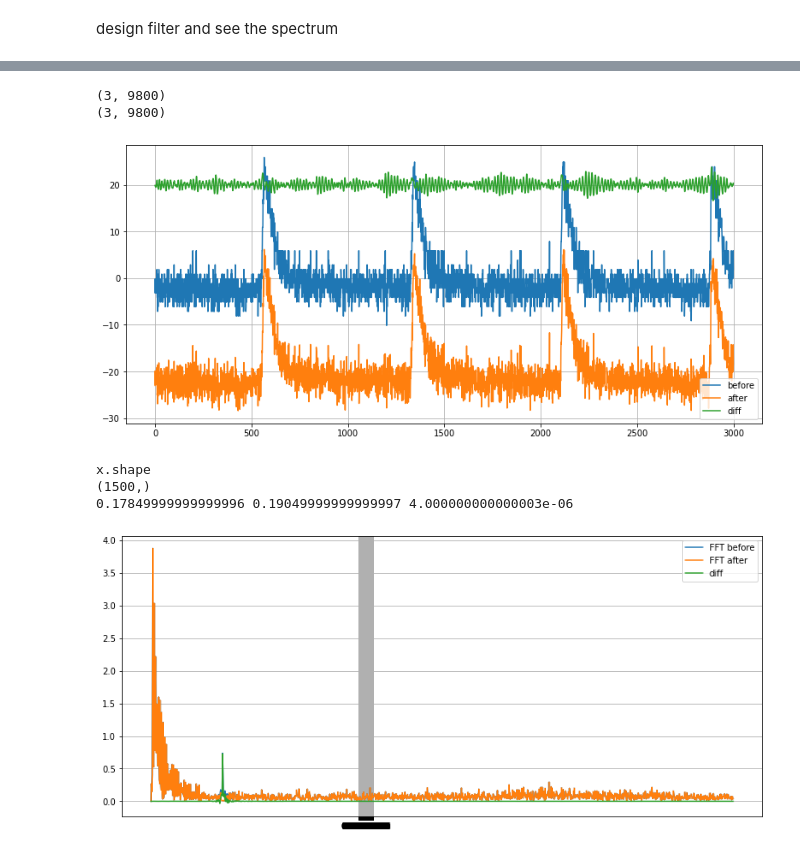
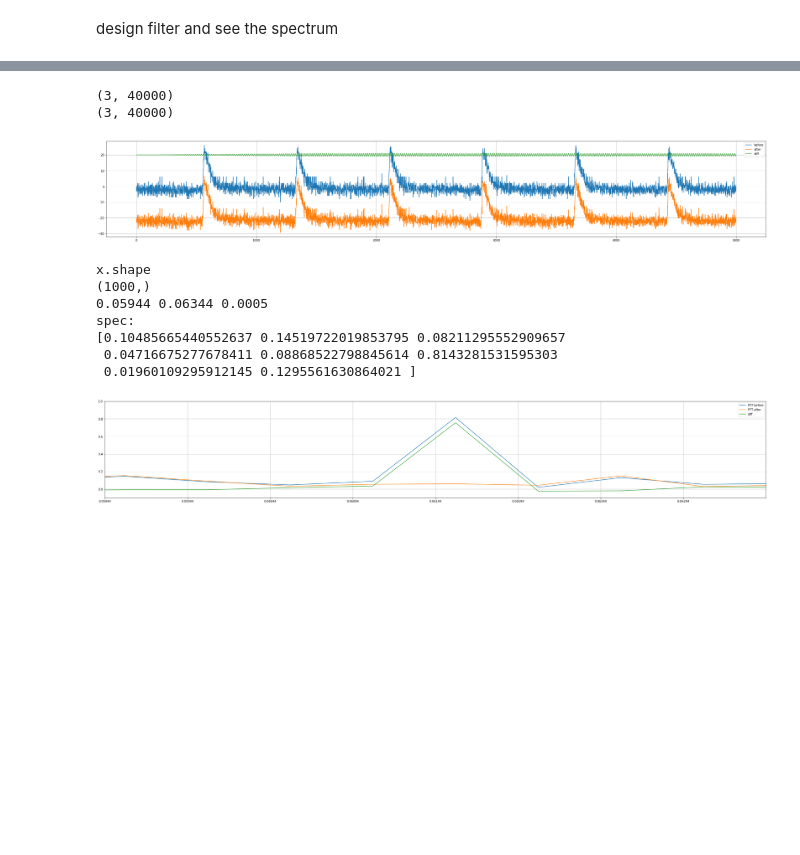
Before and after one commit to forest416/3, a Jupyter notebook: Copy_of_Copy_of_Untitled0.ipynb, the cells around one changed output, grey strips where cells are left out. Cells and saved outputs as stored; diff of their text form; code cells hidden in the pictures; blank space fills up the shorter version.

```diff
--- a/Copy_of_Copy_of_Untitled0.ipynb
+++ b/Copy_of_Copy_of_Untitled0.ipynb
@@ -249,7 +249,7 @@ import numpy as np
 import matplotlib.pyplot as plt
 
 
-clipsize=9800
+clipsize=40000
 plt.rcParams['figure.figsize'] = [clipsize/15,6]
 #fig= plt.figure()
 #ax=fig.add_subplot(1,1,1)
@@ -558,9 +605,12 @@ sos
 # %%
+plt.rcParams['figure.figsize'] = [40,6]
+
+
 # use 60 notch filter to filt signal
 
 # sosfilt: scipy.signal.sosfilt(sos, x, axis=-1, zi=None)
-clipsize=3000
-fft_start=0
+clipsize=5000
+fft_start=3000
 fs=1000
 filtered = np.empty_like(fixed, dtype=np.float)
 print(fixed.shape)
@@ -581,41 +631,49 @@ spec_before = np.fft.fft(fixed   [0, fft_start:clipsize] - np.mean(fixed   [0, f
 spec_after  = np.fft.fft(filtered[0, fft_start:clipsize] - np.mean(filtered[0, fft_start:clipsize]))/(clipsize-fft_start)*2
 #print(spec_after)
 #x=np.linspace(0, .5 , (clipsize-fft_start)//2 )#*1.0/(clipsize - fft_start)
 x=np.linspace(0, .5 , (clipsize-fft_start)//2 )
 print('x.shape')
 print(x.shape)
 plt.plot(x, np.abs(spec_before)[0:(clipsize-fft_start)//2], label='FFT before')
 plt.plot(x, np.abs(spec_after) [0:(clipsize-fft_start)//2], label='FFT after')
 plt.plot(x, np.abs(spec_before)[0:(clipsize-fft_start)//2]-np.abs(spec_after)[0:(clipsize-fft_start)//2] , label='diff')
 #plt.plot(x, np.abs(spec_before)[0:fs//2], label='FFT before')
 #plt.plot(x, np.abs(spec_after) [0:fs//2], label='FFT after')
 #plt.plot(x, np.abs(spec_before)[0:fs//2]-np.abs(spec_after)[0:fs//2] , label='diff')
 #plt.axis((0,100, 0,1))
 #plt.axis((55,65, -0.5,1))
 #plt.axis((55.0/fs,65.0/fs, None, None))
 #visual_start = 58/fs*(clipsize - fft_start)/fs
 #visual_end = 62/fs*(clipsize - fft_start)/fs
-visual_start = (central_freq-2)/fs*(clipsize - fft_start)/fs
-visual_end = (central_freq+2)/fs*(clipsize - fft_start)/fs
-visual_gap = (visual_end - visual_start)/clipsize
-#plt.axis((visual_start, visual_end, None, None))
+#visual_start = (central_freq-2)/fs*(clipsize - fft_start)/clipsize
+#visual_end = (central_freq+2)/fs*(clipsize - fft_start)/clipsize
+visual_start = (central_freq-2)/fs
+visual_end = (central_freq+2)/fs
+visual_gap = 1.0/(clipsize-fft_start)
+plt.axis((visual_start, visual_end, -0.1,1))
 
 #plt.set_xticks( np.arange(0, clipsize, 20))
 #plt.axes( plt.axes.set_xticks(np.arange(0, clipsize, 20)))
 #plt.xticks(ticks=np.arange(0, clipsize//2+80, 20))
 #plt.xticks(ticks=np.arange(55.0, 65.0, 1))
 #plt.xticks(ticks=np.arange(visual_start, visual_end, 1.0/(clipsize - fft_start)))
 plt.xticks(ticks=np.arange(visual_start, visual_end, visual_gap))
 plt.axis()
 print(visual_start, visual_end, visual_gap)
+print('spec:')
+print(np.abs(spec_before)[int(visual_start*(clipsize-fft_start)) : int(visual_end*(clipsize-fft_start))])
 plt.legend()
 plt.grid()
 plt.show()
 # %% [output]
-(3, 9800)
-(3, 9800)
+(3, 40000)
+(3, 40000)
-[figure, old version]
+[figure, new version]
 x.shape
-(1500,)
-0.17849999999999996 0.19049999999999997 4.000000000000003e-06
+(1000,)
+0.05944 0.06344 0.0005
+spec:
+[0.10485665440552637 0.14519722019853795 0.08211295552909657
+ 0.04716675277678411 0.08868522798845614 0.8143281531595303
+ 0.01960109295912145 0.1295561630864021 ]
-[figure, old version]
+[figure, new version]
```
Also changed, not shown: parts of 12 cells of this notebook.
